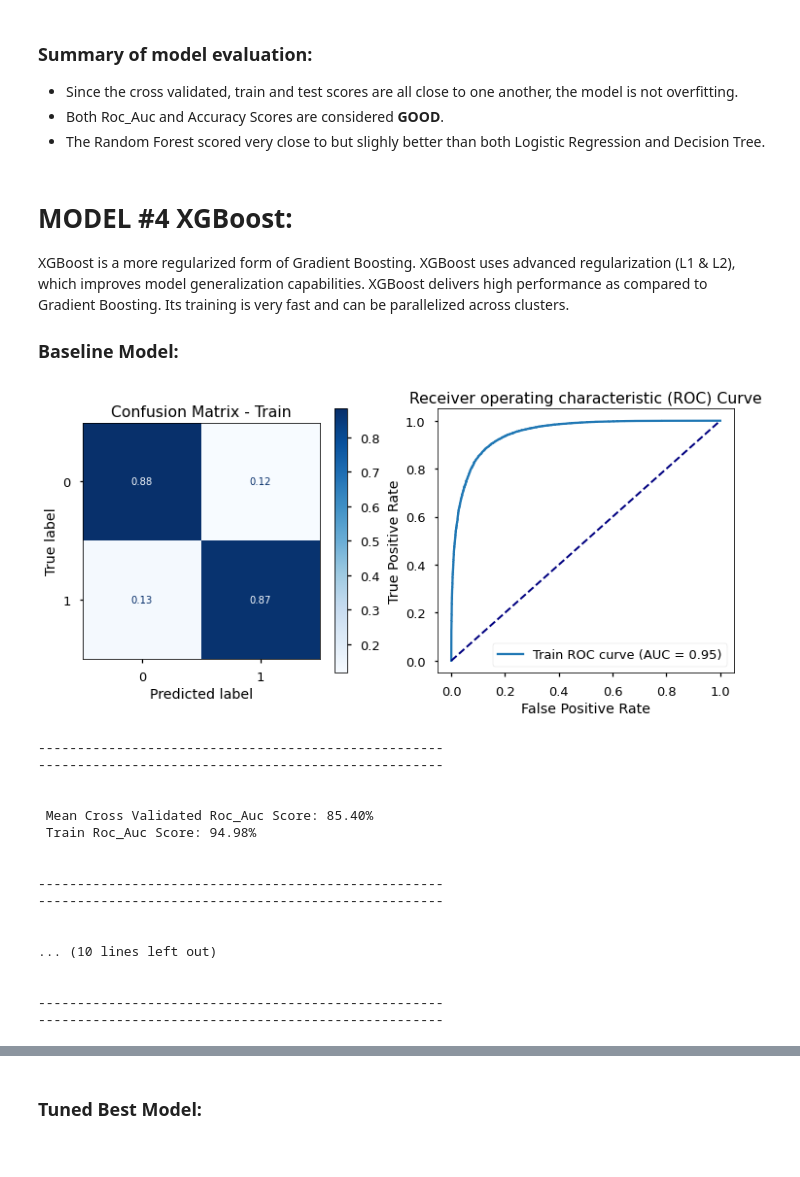
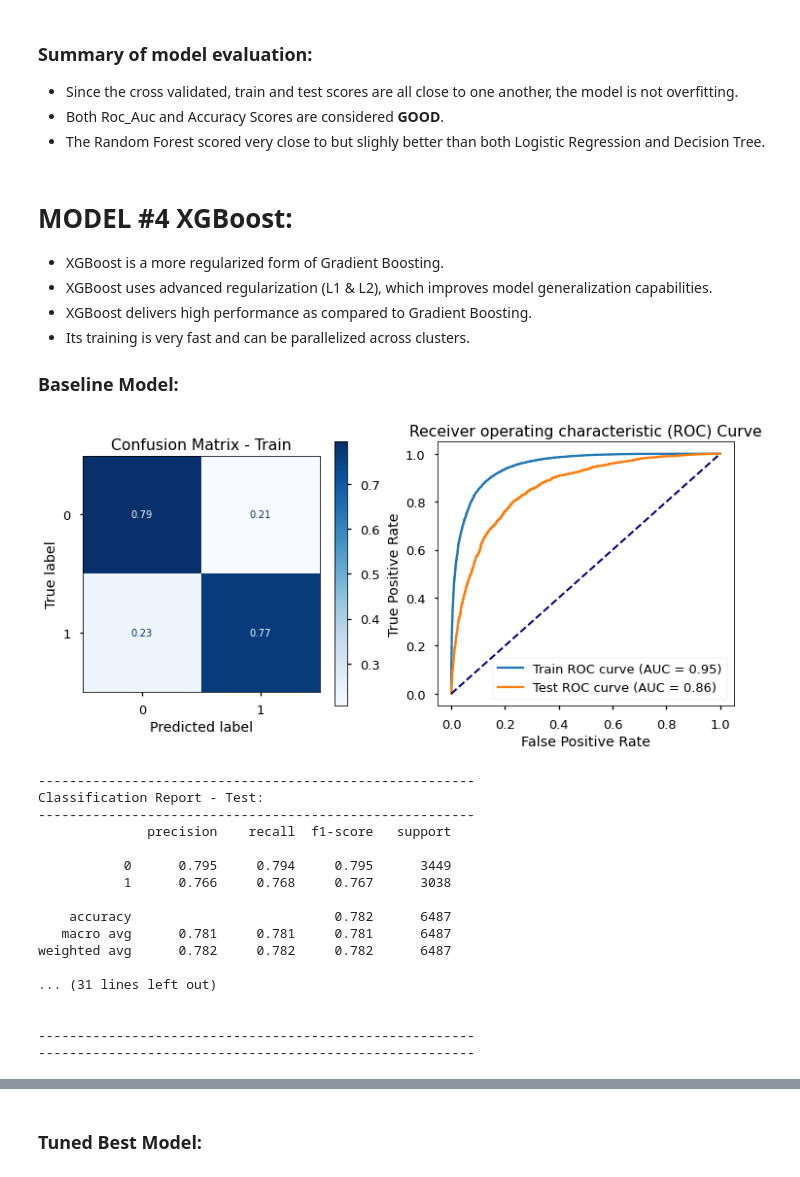
Before and after one commit to erdemiraysu/Seasonal_Flu_Vaccine_Intake_Classification, a Jupyter notebook: Notebook.ipynb, the cells around one changed output, grey strips where cells are left out. Cells and saved outputs as stored; diff of their text form; code cells hidden in the pictures.

```diff
--- a/Notebook.ipynb
+++ b/Notebook.ipynb
@@ -1527,8 +1519,8 @@ parameters = {
     'estimator__criterion': ['entropy', 'gini'],       # default = gini
     'estimator__max_depth': [6, 7, 8],                 # default = None, Lower depth prevents overfitting
     'estimator__max_features': [None, 5, 10, 15],      # default = None (n_features), Lower values prevent overfitting
-    'estimator__min_samples_split': [10, 20, 50, 100], # default = 2, Higher values prevent overfitting
-    'estimator__min_samples_leaf': [2, 4, 6, 8]        # default = 1, Higher values prevent overfitting
+    'estimator__min_samples_split': [10, 20, 50],      # default = 2, Higher values prevent overfitting
+    'estimator__min_samples_leaf': [2, 4, 6]           # default = 1, Higher values prevent overfitting
 }
 
 best_RF = GridSearchCV(estimator = baseline_RF,
@@ -1577,7 +1569,10 @@ weighted avg      0.784     0.784     0.784      6487
 # %% [markdown]
 # MODEL #4 XGBoost:
 
-XGBoost is a more regularized form of Gradient Boosting. XGBoost uses advanced regularization (L1 & L2), which improves model generalization capabilities. XGBoost delivers high performance as compared to Gradient Boosting. Its training is very fast and can be parallelized across clusters.
+* XGBoost is a more regularized form of Gradient Boosting.
+* XGBoost uses advanced regularization (L1 & L2), which improves model generalization capabilities.
+* XGBoost delivers high performance as compared to Gradient Boosting.
+* Its training is very fast and can be parallelized across clusters.
 
 ### Baseline Model:
 # %%
@@ -1589,24 +1584,24 @@ baseline_xgb = Pipeline([
 # Train model
 baseline_xgb.fit(X_train, y_train);
 # %%
-baseline_model_evaluation(baseline_xgb)
+model_evaluation_roc_auc(baseline_xgb)
 # %% [output]
-[figure, old version]
+[figure, new version]
-----------------------------------------------------
-----------------------------------------------------
+--------------------------------------------------------
+Classification Report - Test:
+--------------------------------------------------------
+              precision    recall  f1-score   support
+
+           0      0.795     0.794     0.795      3449
+           1      0.766     0.768     0.767      3038
+
+    accuracy                          0.782      6487
+   macro avg      0.781     0.781     0.781      6487
+weighted avg      0.782     0.782     0.782      6487
+
+... (31 lines left out)
 
 
- Mean Cross Validated Roc_Auc Score: 85.40%
- Train Roc_Auc Score: 94.98%
-
-
-----------------------------------------------------
-----------------------------------------------------
-
-
-... (10 lines left out)
-
-
-----------------------------------------------------
-----------------------------------------------------
+--------------------------------------------------------
+--------------------------------------------------------
 # %% [markdown]
```
Also changed, not shown: parts of 98 cells of this notebook.
